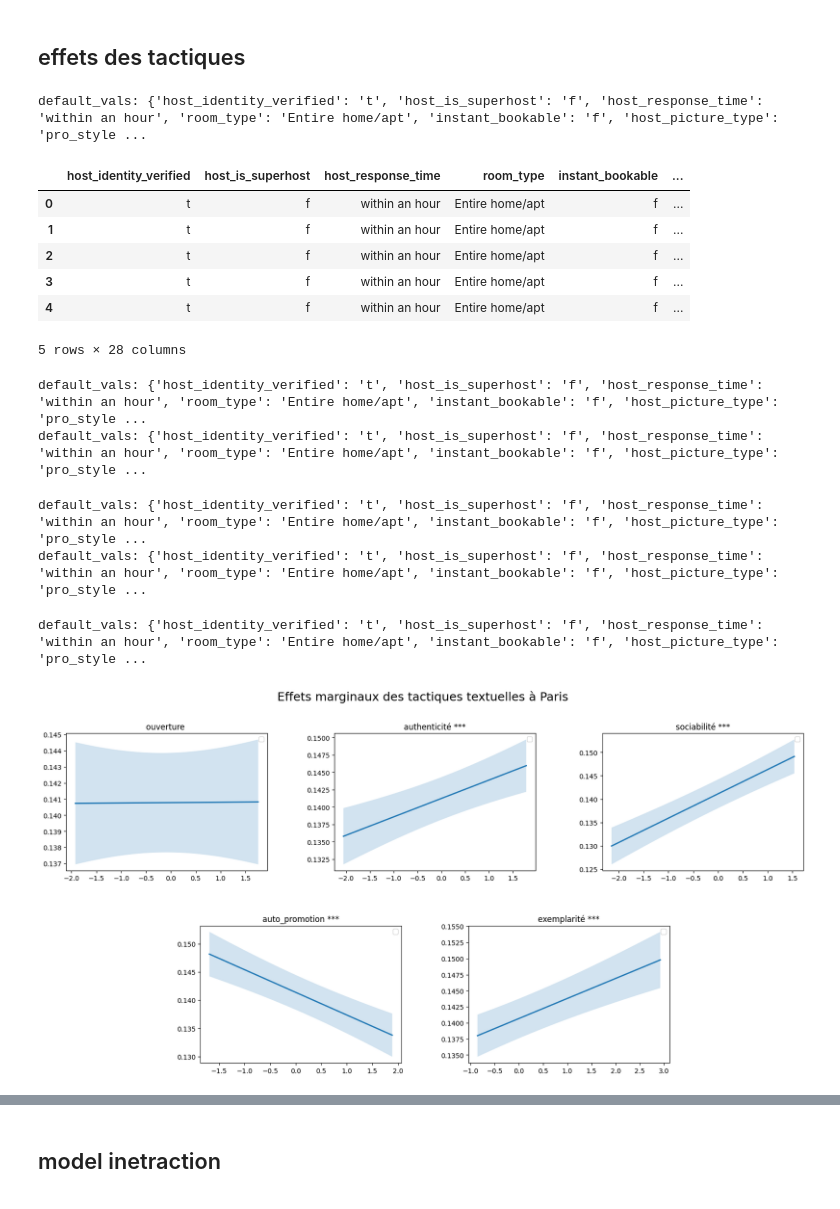
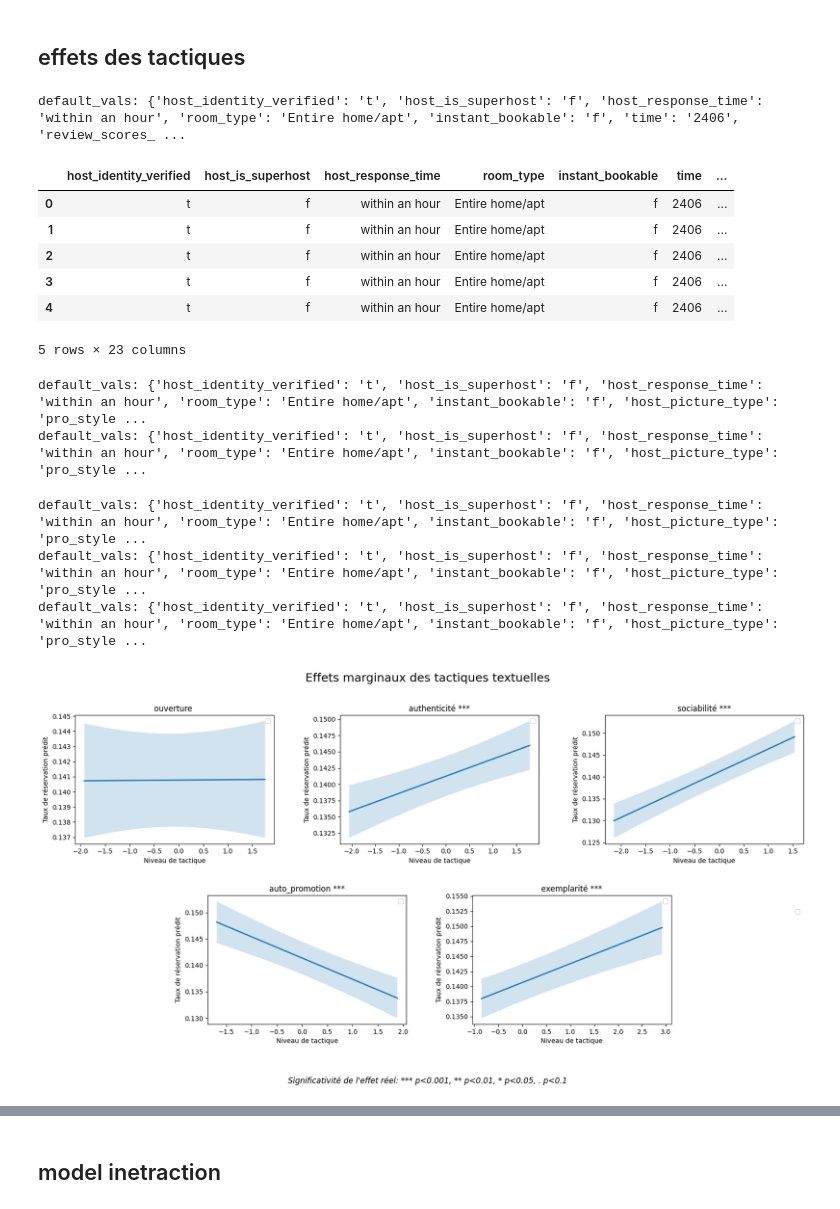
Before and after one commit to yeliu-dh/SelfPresentation_Multimodal_airbnb, a Jupyter notebook: D_stat/test_mod2324-2.ipynb, the cells around one changed output, grey strips where cells are left out. Saved outputs shown, nothing was run; the diff lists cells and outputs as text; code cells hidden in the pictures.

```diff
--- a/D_stat/test_mod2324-2.ipynb
+++ b/D_stat/test_mod2324-2.ipynb
@@ -428,8 +428,8 @@ from utils.modeling_did import run_tactic_model_by_time,get_cf_data, plot_one_cf
 agg_list=[]
 ddd_list=[]
 
-for y in tactics_bio:
-    print(y)
+for i, y in enumerate(tactics_bio):
+    print(i, y)
     df=df_all.copy()
     model=run_tactic_model_by_time(df, y)
     ddd=get_ddd_effect(model, var=y)
@@ -690,11 +651,11 @@ from utils.modeling_did import plot_predict_curve
 pred_df= plot_predict_curve(model, df,  var="authenticité")
 pred_df.head()
 # %% [output]
-default_vals: {'host_identity_verified': 't', 'host_is_superhost': 'f', 'host_response_time': 'within an hour', 'room_type': 'Entire home/apt', 'instant_bookable': 'f', 'host_picture_type': 'pro_style ...
+default_vals: {'host_identity_verified': 't', 'host_is_superhost': 'f', 'host_response_time': 'within an hour', 'room_type': 'Entire home/apt', 'instant_bookable': 'f', 'time': '2406', 'review_scores_ ...
-|  | host_identity_verified | host_is_superhost | host_response_time | room_type | instant_bookable | ... |
-| 0 | t | f | within an hour | Entire home/apt | f | ... |
-| 1 | t | f | within an hour | Entire home/apt | f | ... |
-| 2 | t | f | within an hour | Entire home/apt | f | ... |
-| 3 | t | f | within an hour | Entire home/apt | f | ... |
-| 4 | t | f | within an hour | Entire home/apt | f | ... |
+|  | host_identity_verified | host_is_superhost | host_response_time | room_type | instant_bookable | time | ... |
+| 0 | t | f | within an hour | Entire home/apt | f | 2406 | ... |
+| 1 | t | f | within an hour | Entire home/apt | f | 2406 | ... |
+| 2 | t | f | within an hour | Entire home/apt | f | 2406 | ... |
+| 3 | t | f | within an hour | Entire home/apt | f | 2406 | ... |
+| 4 | t | f | within an hour | Entire home/apt | f | 2406 | ... |
-5 rows × 28 columns
+5 rows × 23 columns
@@ -738,40 +678,65 @@ axes.extend([ax1, ax2, ax3])
 # 第二行两个：让它们居中，分别占中间的两列 (1:3 和 3:5)
 ax4 = fig.add_subplot(gs[1, 1:3])
 ax5 = fig.add_subplot(gs[1, 3:5])
 axes.extend([ax4, ax5])
 
 # 确保 tactics_vars 长度为 5（或小于等于 len(axes)）
 n_to_plot = min(len(tactics_bio), len(axes))
 
 
 # city='paris'
 # times=['2024',"2023"]
 
 
 for i, var in enumerate(tactics_bio):
     ax = axes[i]
     # for time in times:
     pred_df = plot_predict_curve(model, df, var)
     sig=p_to_sig(model.pvalues[var])
+
     ax.plot(pred_df[var], pred_df["y"], linewidth=2)
     ax.fill_between(pred_df[var], pred_df["low"], pred_df["high"], alpha=0.2)
     ax.legend()#on ax
     ax.set_title(f"{var} {sig}")
+    ax.set_xlabel("Niveau de tactique")
+    ax.set_ylabel("Taux de réservation prédit")
 
+
+# --------------------legend------------------------
 fig.suptitle(
-        "Effets marginaux des tactiques textuelles à Paris",
-        fontsize=18,
-        y=0.98
-    )
-plt.tight_layout()
+    "Effets marginaux des tactiques textuelles",
+    fontsize=18,
+    y=0.98 #大标题到子图的距离
+)
+
+from matplotlib.lines import Line2D
+handles, labels = axes[0].get_legend_handles_labels()
+fig.legend(
+    handles,
+    labels,
+    loc="upper right",
+    bbox_to_anchor=(0.9,0.43)# legend (x, y)
+)
+
+plt.figtext(
+    0.5, 0.01,
+    "Significativité de l'effet réel: *** p<0.001, ** p<0.01, * p<0.05, . p<0.1",
+    ha="center",
+    fontsize=12,
+    style="italic"
+)
+
+plt.tight_layout(rect=[0, 0.1, 1,1])
+plt.subplots_adjust(bottom=0.15)#控制子图到底的距离，给text留出空间
 plt.show()
+# --------------------------------------------
 # %% [output]
 default_vals: {'host_identity_verified': 't', 'host_is_superhost': 'f', 'host_response_time': 'within an hour', 'room_type': 'Entire home/apt', 'instant_bookable': 'f', 'host_picture_type': 'pro_style ...
 default_vals: {'host_identity_verified': 't', 'host_is_superhost': 'f', 'host_response_time': 'within an hour', 'room_type': 'Entire home/apt', 'instant_bookable': 'f', 'host_picture_type': 'pro_style ...
 default_vals: {'host_identity_verified': 't', 'host_is_superhost': 'f', 'host_response_time': 'within an hour', 'room_type': 'Entire home/apt', 'instant_bookable': 'f', 'host_picture_type': 'pro_style ...
 default_vals: {'host_identity_verified': 't', 'host_is_superhost': 'f', 'host_response_time': 'within an hour', 'room_type': 'Entire home/apt', 'instant_bookable': 'f', 'host_picture_type': 'pro_style ...
+default_vals: {'host_identity_verified': 't', 'host_is_superhost': 'f', 'host_response_time': 'within an hour', 'room_type': 'Entire home/apt', 'instant_bookable': 'f', 'host_picture_type': 'pro_style ...
-default_vals: {'host_identity_verified': 't', 'host_is_superhost': 'f', 'host_response_time': 'within an hour', 'room_type': 'Entire home/apt', 'instant_bookable': 'f', 'host_picture_type': 'pro_style ...
-[figure, old version]
+[figure, new version]
 # %%
 def plot_categorical_effect(model, df, var, sample_n=5000):
     import pandas as pd
```
Also changed, not shown: parts of 26 cells of this notebook, 3 other files.
